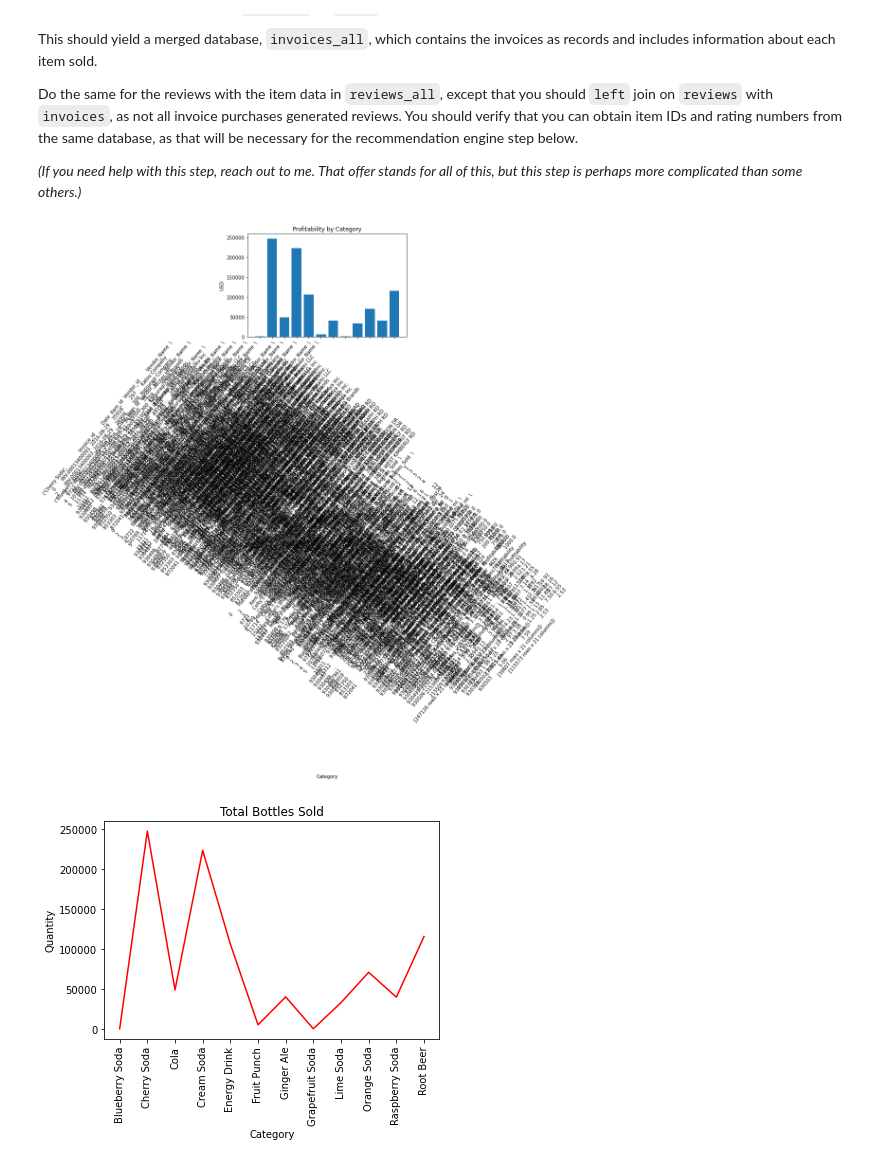
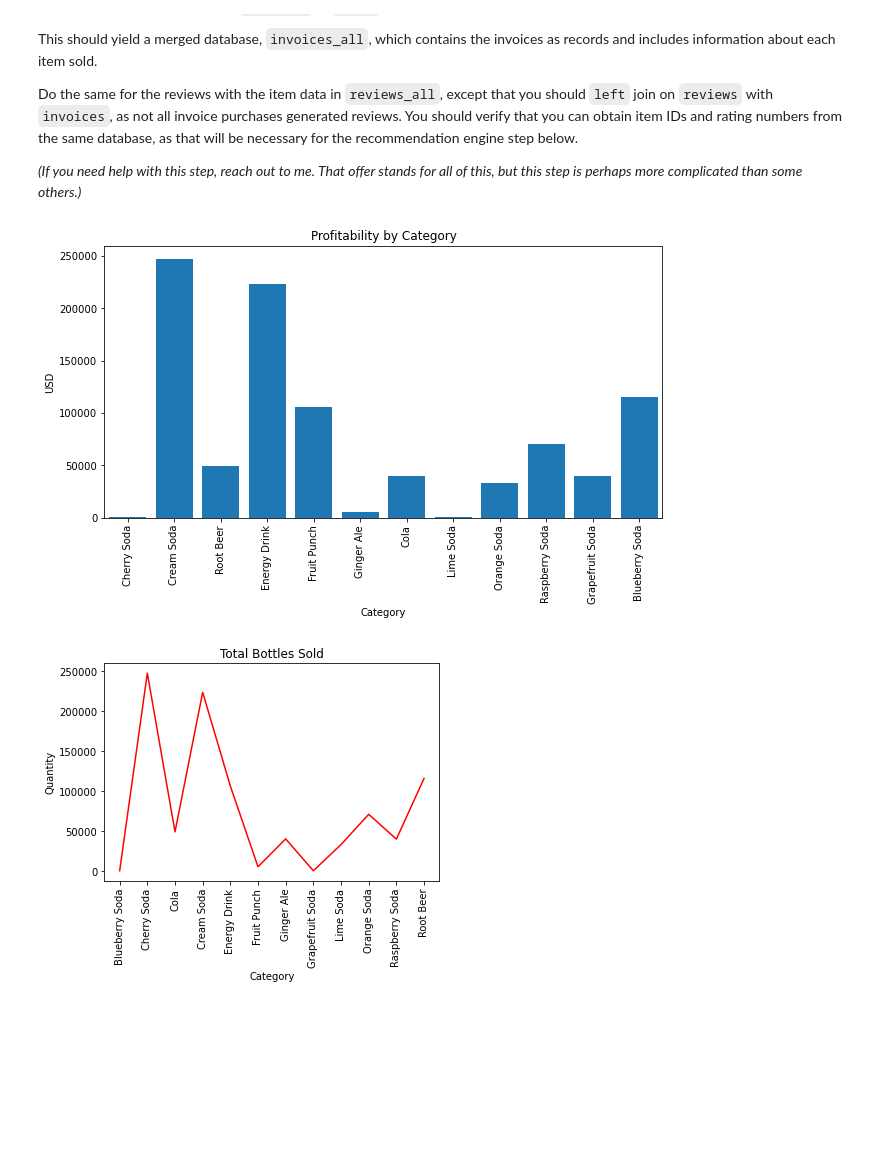
Before and after one commit to gioauricchio/Team-Four-Capstone-Project, a Jupyter notebook: Desktop/data_code/Capstone_Project.ipynb, the cells around one changed output. Saved outputs shown, nothing was run; the diff lists cells and outputs as text; code cells hidden in the pictures; blank space fills up the shorter version.

```diff
--- a/Desktop/data_code/Capstone_Project.ipynb
+++ b/Desktop/data_code/Capstone_Project.ipynb
@@ -156,29 +148,27 @@ _(If you need help with this step, reach out to me.  That offer stands for all o
 # %%
 from matplotlib import pyplot as plt
 
 invoices_all = pd.merge(df1,df, how='left', on='Item_id')
 #invoices_all.head()
 invoices_all['Bottle_Margins'] = invoices_all['Bottle_Retail_Price'] - invoices_all['Bottle_Cost']
 #invoices_all.head()
 #print(invoices_all.Store_id.unique())
 
 total_profitability = lambda row: row.Bottle_Margins*row.Bottles_Sold
 
 invoices_all['Profitability'] = invoices_all.apply(total_profitability, axis=1)
 
-invoices_all.head()
+#invoices_all.head()
 
+df.Category.value_counts().plot(kind="bar", figsize=(10,5))
 store_name_profit = invoices_all.groupby('Category').Profitability.count()
 plt.bar(range(len(invoices_all.groupby('Category'))),store_name_profit)
-ax = plt.subplot()
 plt.title('Profitability by Category')
 plt.xlabel('Category')
 plt.ylabel('USD')
-ax.set_xticks(range(len(invoices_all.groupby('Category'))))
-ax.set_xticklabels(invoices_all.groupby('Category'), rotation=50)
 plt.show()
 # %% [output]
-[figure, old version]
+[figure, new version]
 # %%
 from matplotlib import pyplot as plt
 
```
Also changed, not shown: parts of 2 cells of this notebook.
